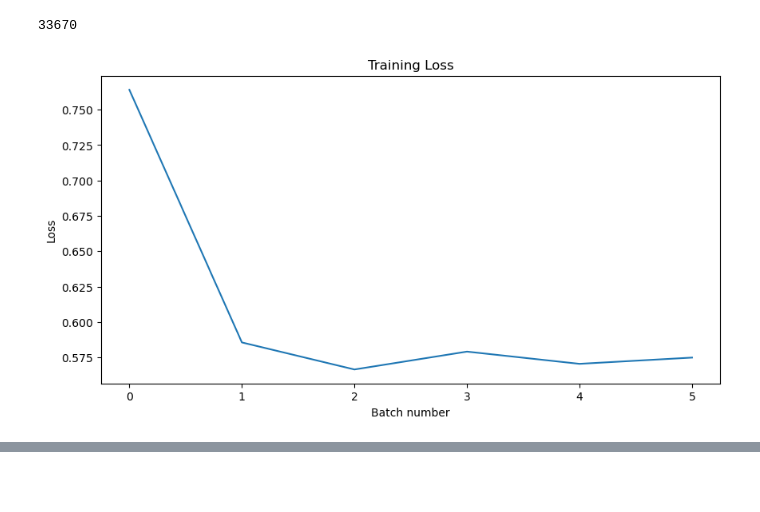
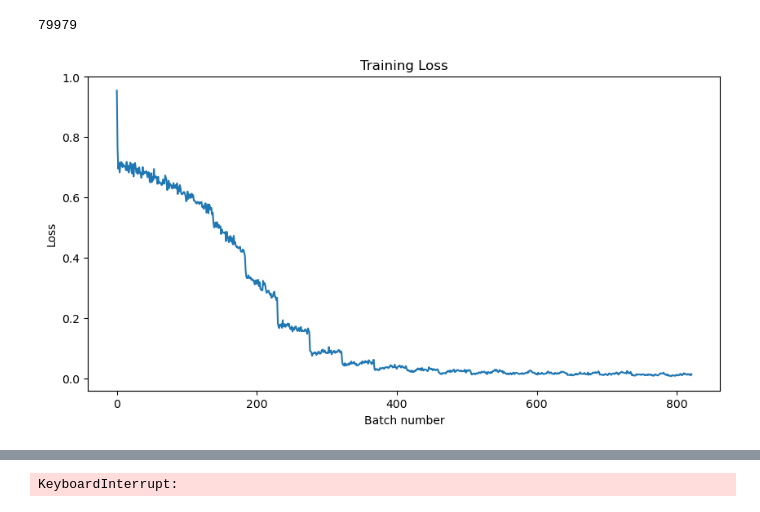
Before and after one commit to neoqp/deeplearn, a Jupyter notebook: rsna2024/test.ipynb, the cells around one changed output, grey strips where cells are left out. Cells and saved outputs as stored; diff of their text form; code cells hidden in the pictures; blank space fills up the shorter version.

```diff
--- a/rsna2024/test.ipynb
+++ b/rsna2024/test.ipynb
@@ -12,8 +12,9 @@ coordinates = pd.read_csv(data_dir + 'train_label_coordinates.csv')
 descriptions = pd.read_csv(data_dir + 'train_series_descriptions.csv')
 train = pd.read_csv(data_dir + 'train.csv')
 
+
 d = DCMImageDataset(
-	series='Sagittal T1',
+	series='Axial T2',
 	coordinates_file=coordinates,
 	descriptions_file=descriptions,
 	train_file=train,
@@ -38,14 +37,14 @@ tensor([[0.0026, 0.0034, 0.0036,  ..., 0.0000, 0.0000, 0.0000],
 class Model(nn.Module):
     def ConvLayer(self, in_channel, out_channel):
         return nn.Sequential(
-            nn.Conv2d(in_channels=in_channel, out_channels=out_channel, kernel_size=3, padding=1),
+            nn.Conv2d(in_channels=in_channel, out_channels=out_channel, kernel_size=3, padding=1, dtype=torch.double),
             nn.ReLU(),
             nn.AvgPool2d(2)
         )
 
     def FcLayer(self, in_dim, out_dim, bias=True):
         return nn.Sequential(
-            nn.Linear(in_features=in_dim, out_features=out_dim, bias=bias),
+            nn.Linear(in_features=in_dim, out_features=out_dim, bias=bias, dtype=torch.double),
             nn.ReLU(),
         )
 
@@ -59,7 +58,7 @@ class Model(nn.Module):
 
         self.fc1 = self.FcLayer(7* 7* 256, 2048)
         self.fc2 = self.FcLayer(2048, 64)
-        self.fc3 = nn.Linear(64, 3* output, bias=False)
+        self.fc3 = nn.Linear(64, 3* output, bias=False, dtype=torch.double)
 
 
     def forward(self, x):
@@ -80,25 +79,25 @@ model = model.to('cuda')
 # %%
 lr = 10**-3
 optim = torch.optim.Adam(params=model.parameters(), lr=lr)
-epoch = 10
+epoch = 30
 loss_fn = nn.CrossEntropyLoss()
 # %%
 len(d)
 # %% [output]
-33670
+79979
 # %%
-batch = 256
-train_set, val_set = torch.utils.data.random_split(d, [25000, 8670])
+batch = 128
+train_set, val_set = torch.utils.data.random_split(d, [60000, 19979])
 train_loader = DataLoader(train_set, batch_size=batch, shuffle=True, num_workers=6, drop_last=True)
 test_loader = DataLoader(val_set, batch_size=batch, shuffle=True, num_workers=6, drop_last=True)
 # %%
 import matplotlib.pyplot as plt
 from IPython.display import clear_output
 
-load_path = "weights/Sagittal_t1.pt"
-save_path = "weights/Sagittal_t1.pt"
+load_path = "weights/Axial_t2_3.pt"
+save_path = "weights/Axial_t2_3.pt"
 #model.load_state_dict(torch.load(load_path))
-
+print_acc = 0
 losses = []
 for epoch_cnt in range(epoch):
     loss_sum = 0
@@ -107,7 +106,7 @@ for epoch_cnt in range(epoch):
         optim.zero_grad()
 
         input = input.to('cuda').unsqueeze(1)
-        answer = answer[:, 5:15].type(torch.LongTensor).to('cuda')
+        answer = answer[:, 15:25].type(torch.LongTensor).to('cuda')
         output = model(input).to('cuda')
         output = output.reshape(-1, 3)
         answer = answer.reshape(-1)
@@ -117,33 +116,36 @@ for epoch_cnt in range(epoch):
 
         optim.step()
 
         loss_sum += loss.item()
+        print(f"loss : {loss.item()}")
         if i%10==9:
             losses.append(loss_sum / 10)
             loss_sum = 0
             torch.save(model.state_dict(), save_path)
 
             clear_output(wait=True)
             plt.figure(figsize=(10, 5))
             plt.plot(losses)
             plt.xlabel('Batch number')
             plt.ylabel('Loss')
             plt.title('Training Loss')
             plt.show()
+            print(f"acc : {print_acc}")
+
 
     with torch.no_grad():
         total_acc = 0
         for i, (input, answer) in enumerate(test_loader):
             input = input.to('cuda').unsqueeze(1)
-            answer = answer[:, 5:15].type(torch.LongTensor).to('cuda')
+            answer = answer[:, 15:25].type(torch.LongTensor).to('cuda')
             output = model(input).to('cuda')
             output = output.reshape(-1, 3)
             answer = answer.reshape(-1)
             output = torch.argmax(output, dim=1)
 
             acc = torch.sum(output == answer).item() / len(output)
             total_acc += acc
-
+        print_acc = total_acc / len(test_loader) * 100
         print(f"acc : {round(total_acc / len(test_loader) * 100, 4)}%")
 # %% [output]
-[figure, old version]
+[figure, new version]
@@ -149,0 +159 @@ for epoch_cnt in range(epoch):
+KeyboardInterrupt:
```
Also changed, not shown: parts of 6 cells of this notebook, 5 other files.
